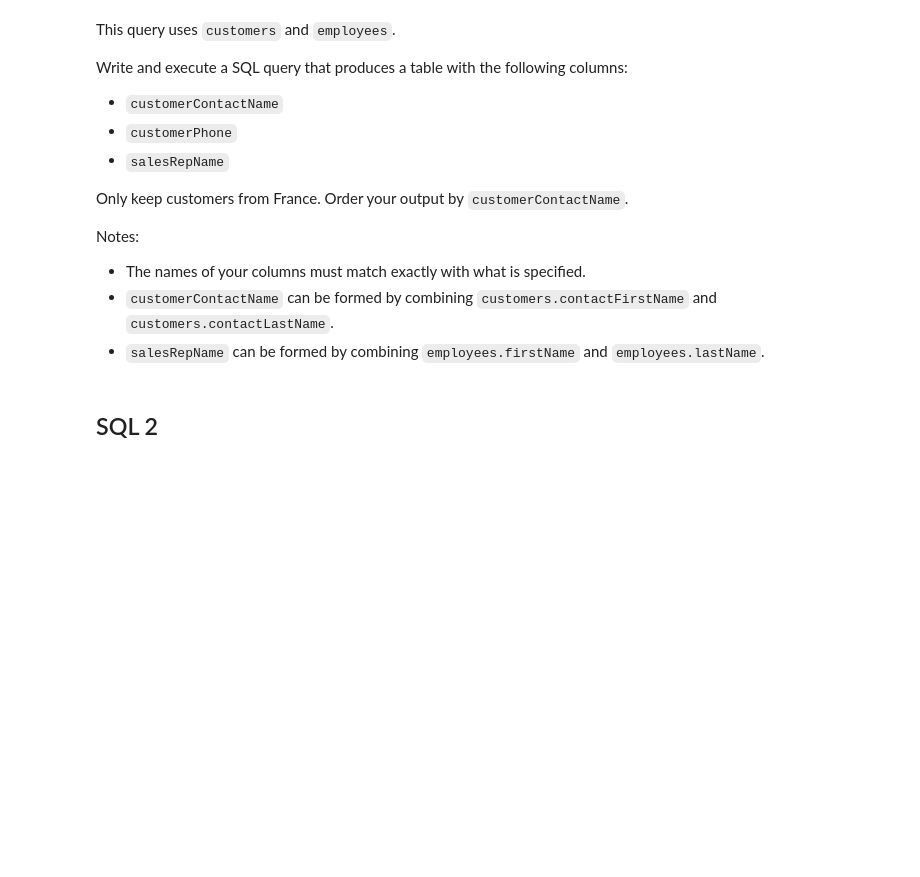
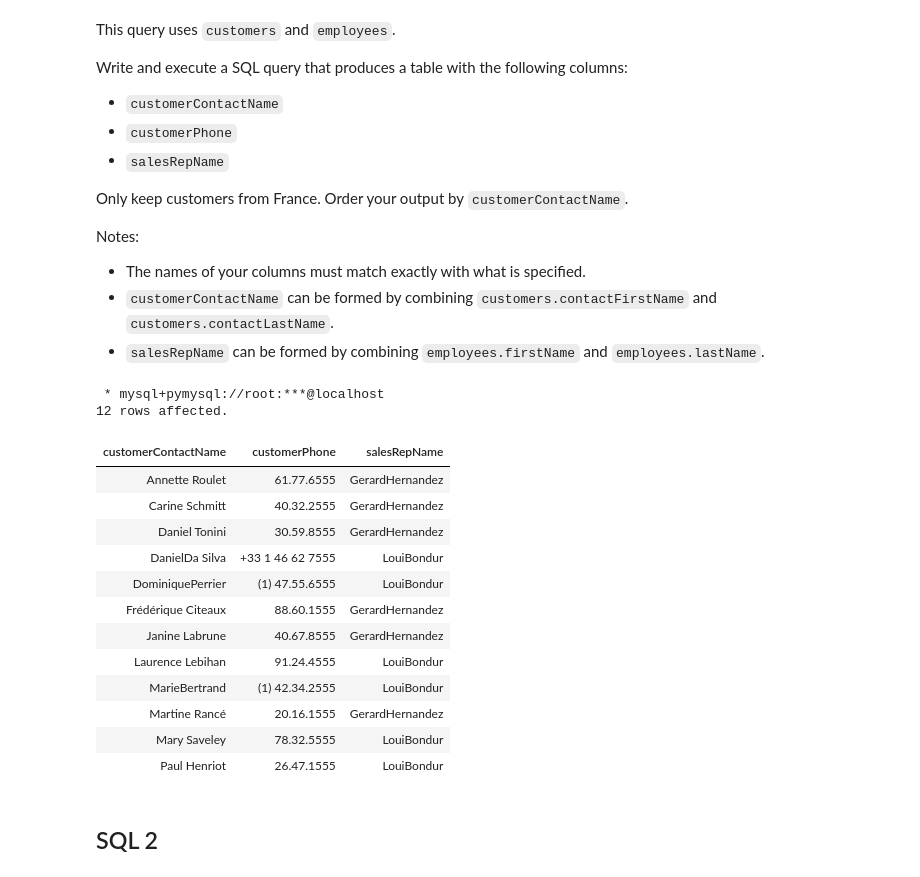
Before and after one commit to zhiyuan0828/W4111-Intro-to-Databases-Spring-2024, a Jupyter notebook: Homework/HW1/S24-W4111-HW1.ipynb, the cells around one changed output. Cells and saved outputs as stored; diff of their text form; code cells hidden in the pictures; blank space fills up the shorter version.

```diff
--- a/Homework/HW1/S24-W4111-HW1.ipynb
+++ b/Homework/HW1/S24-W4111-HW1.ipynb
@@ -453,3 +465,34 @@ Notes:
+# %%
+%%sql
+
+select
+    concat(c.contactFirstName, c.contactLastName) as customerContactName,
+    c.phone as customerPhone,
+    concat(e.firstName, e.lastName) as salesRepName
+from
+    customers c
+left join employees e
+    on c.salesRepEmployeeNumber = e.employeeNumber
+where
+    c.country = 'France'
+order by
+    customerContactName;
+# %% [output]
+ * mysql+pymysql://root:***@localhost
+12 rows affected.
+| customerContactName | customerPhone | salesRepName |
+| Annette Roulet | 61.77.6555 | GerardHernandez |
+| Carine Schmitt | 40.32.2555 | GerardHernandez |
+| Daniel Tonini | 30.59.8555 | GerardHernandez |
+| DanielDa Silva | +33 1 46 62 7555 | LouiBondur |
+| DominiquePerrier | (1) 47.55.6555 | LouiBondur |
+| Frédérique Citeaux | 88.60.1555 | GerardHernandez |
+| Janine Labrune | 40.67.8555 | GerardHernandez |
+| Laurence Lebihan | 91.24.4555 | LouiBondur |
+| MarieBertrand | (1) 42.34.2555 | LouiBondur |
+| Martine Rancé | 20.16.1555 | GerardHernandez |
+| Mary Saveley | 78.32.5555 | LouiBondur |
+| Paul Henriot | 26.47.1555 | LouiBondur |
 # %% [markdown]
 ## SQL 2
 # %% [markdown]
```
Also changed, not shown: parts of 5 cells of this notebook, 1 other file.
